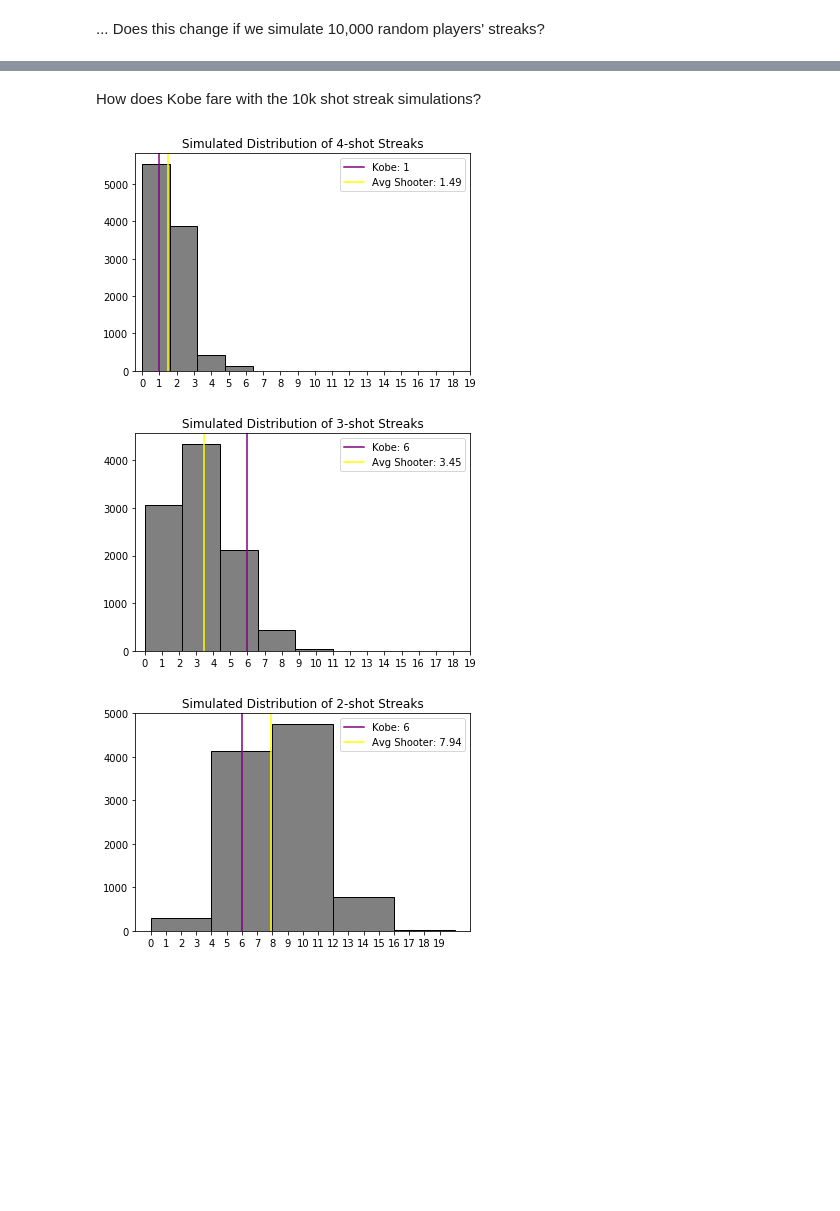
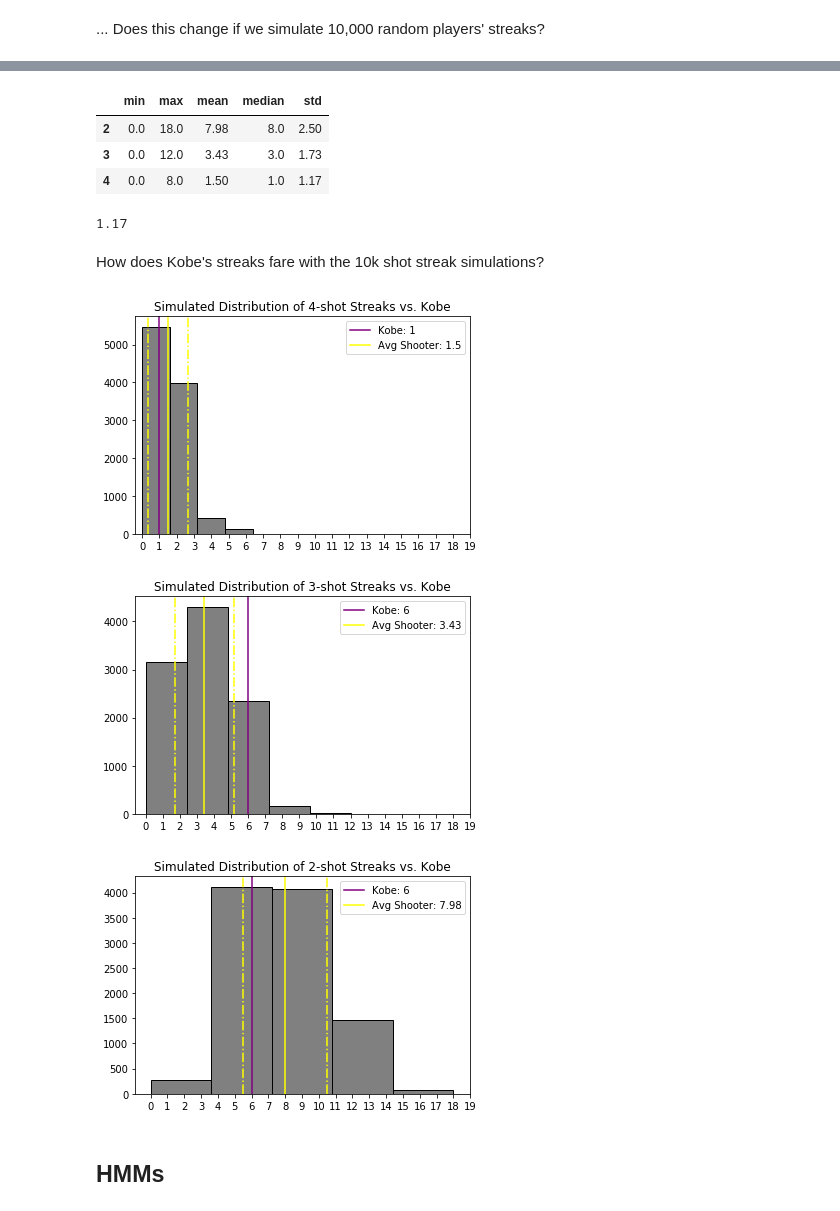
Before and after one commit to jessimk/hothand, a Jupyter notebook: kobe_hothand_python.ipynb, the cells around one changed output, grey strips where cells are left out. Cells and saved outputs as stored; diff of their text form; code cells hidden in the pictures; blank space fills up the shorter version.

```diff
--- a/kobe_hothand_python.ipynb
+++ b/kobe_hothand_python.ipynb
@@ -94 +120,9 @@ player_1 = np.random.binomial(n,p,133)
+# %%
+#generating a set of 133 independent shots from a binomial distribution
+
+n = 1 #1 shot per trial
+p = shots_made_avg #success rate
+trials = 133 #nubmer of trials
+
+player_1 = np.random.binomial(n,p,trials)
 # %%
@@ -168,35 +195,68 @@ kobe_streak_summary
+# %%
+#Getting some descriptive stats for our collection of 10k streaks
+sim_summary = sims_df.agg(['min', 'max', 'mean', 'median', 'std']).round(decimals=2).T
+
+#Looking only at 2-shot, 3-shot, and 4-shot streaks:
+sim_summary[2:5]
+# %% [output]
+|  | min | max | mean | median | std |
+| 2 | 0.0 | 18.0 | 7.98 | 8.0 | 2.50 |
+| 3 | 0.0 | 12.0 | 3.43 | 3.0 | 1.73 |
+| 4 | 0.0 | 8.0 | 1.50 | 1.0 | 1.17 |
+# %%
+sim_summary["std"][4]
+# %% [output]
+1.17
 # %% [markdown]
-How does Kobe fare with the 10k shot streak simulations?
+How does Kobe's streaks fare with the 10k shot streak simulations?
 # %%
 sims_df[4].hist(bins=5, edgecolor='black', linewidth=1, color='grey')
 plt.xticks(range(0,20))
 plt.grid()
+#Kobe's streak count
 plt.axvline(x=kobe_streak_summary[4]['streaks'], color='purple', label='Kobe: '+str(kobe_streak_summary[4]['streaks']))
+
+#Average
 plt.axvline(x=np.mean(sims_df[4]), color='yellow', label='Avg Shooter: '+str(round(np.mean(sims_df[4]),2)))
-plt.title('Simulated Distribution of 4-shot Streaks')
+
+#conf. intervals
+plt.axvline(x=np.mean(sims_df[4])+sim_summary["std"][4], color='yellow', linestyle='-.')
+plt.axvline(x=np.mean(sims_df[4])-sim_summary["std"][4], color='yellow', linestyle='-.')
+
+plt.title('Simulated Distribution of 4-shot Streaks vs. Kobe')
 plt.legend()
 plt.show()
 # %% [output]
-[figure, old version]
+[figure, new version]
 # %%
 sims_df[3].hist(bins=5, edgecolor='black', linewidth=1, color='grey')
 plt.xticks(range(0,20))
 plt.grid()
 plt.axvline(x=kobe_streak_summary[3]['streaks'], color='purple', label='Kobe: '+str(kobe_streak_summary[3]['streaks']))
 plt.axvline(x=np.mean(sims_df[3]), color='yellow', label='Avg Shooter: '+str(round(np.mean(sims_df[3]), 2)))
+
+plt.axvline(x=np.mean(sims_df[3])+sim_summary["std"][3], color='yellow', linestyle='-.')
+plt.axvline(x=np.mean(sims_df[3])-sim_summary["std"][3], color='yellow', linestyle='-.')
+
 plt.legend()
-plt.title('Simulated Distribution of 3-shot Streaks')
+plt.title('Simulated Distribution of 3-shot Streaks vs. Kobe')
 plt.show()
 # %% [output]
-[figure, old version]
+[figure, new version]
 # %%
 sims_df[2].hist(bins=5, edgecolor='black', linewidth=1, color='grey')
 plt.xticks(range(0,20))
 plt.grid()
 plt.axvline(x=kobe_streak_summary[2]['streaks'], color='purple', label='Kobe: '+str(kobe_streak_summary[2]['streaks']))
 plt.axvline(x=np.mean(sims_df[2]), color='yellow', label='Avg Shooter: '+str(round(np.mean(sims_df[2]), 2)))
+
+plt.axvline(x=np.mean(sims_df[2])+sim_summary["std"][2], color='yellow', linestyle='-.')
+plt.axvline(x=np.mean(sims_df[2])-sim_summary["std"][2], color='yellow', linestyle='-.')
+
 plt.legend()
-plt.title('Simulated Distribution of 2-shot Streaks')
+plt.title('Simulated Distribution of 2-shot Streaks vs. Kobe')
 plt.show()
 # %% [output]
-[figure, old version]
+[figure, new version]
+# %% [markdown]
+## HMMs
```
Also changed, not shown: parts of 36 cells of this notebook.
